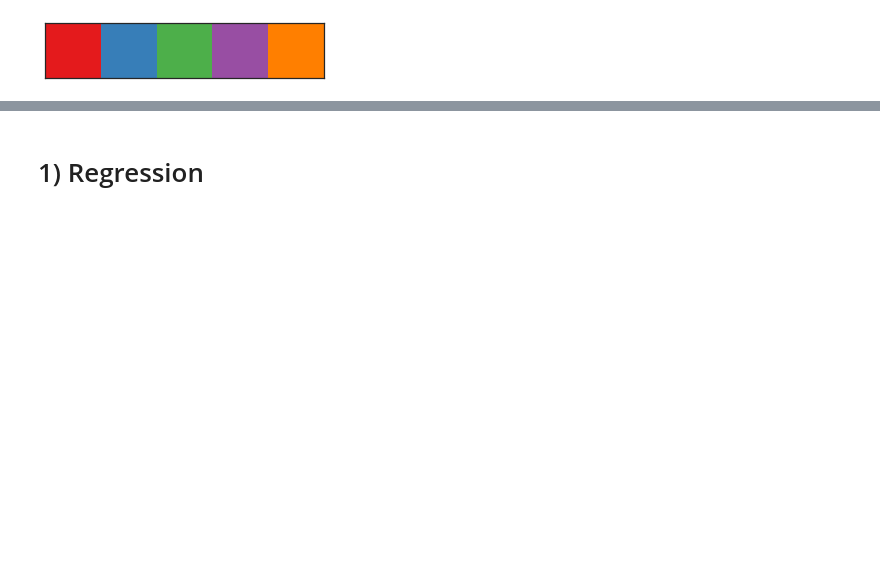
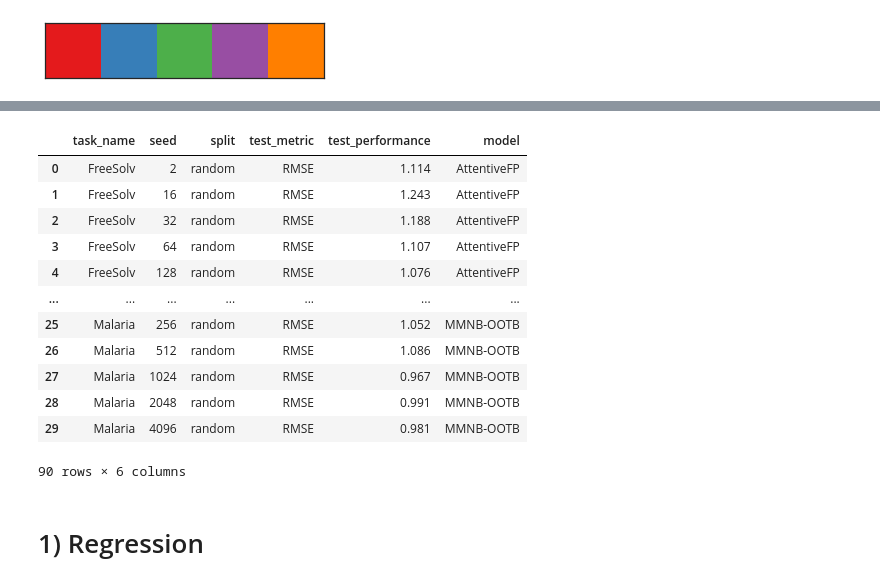
Before and after one commit to shenwanxiang/bidd-molmap, a Jupyter notebook: paper/08_Robustness/05_plot_graph.ipynb, the cells around one changed output, grey strips where cells are left out. Cells and saved outputs as stored; diff of their text form; code cells hidden in the pictures; blank space fills up the shorter version.

```diff
--- a/paper/08_Robustness/05_plot_graph.ipynb
+++ b/paper/08_Robustness/05_plot_graph.ipynb
@@ -78,3 +127,19 @@ df
+# %%
+reg
+# %% [output]
+|  | task_name | seed | split | test_metric | test_performance | model |
+| 0 | FreeSolv | 2 | random | RMSE | 1.114 | AttentiveFP |
+| 1 | FreeSolv | 16 | random | RMSE | 1.243 | AttentiveFP |
+| 2 | FreeSolv | 32 | random | RMSE | 1.188 | AttentiveFP |
+| 3 | FreeSolv | 64 | random | RMSE | 1.107 | AttentiveFP |
+| 4 | FreeSolv | 128 | random | RMSE | 1.076 | AttentiveFP |
+| ... | ... | ... | ... | ... | ... | ... |
+| 25 | Malaria | 256 | random | RMSE | 1.052 | MMNB-OOTB |
+| 26 | Malaria | 512 | random | RMSE | 1.086 | MMNB-OOTB |
+| 27 | Malaria | 1024 | random | RMSE | 0.967 | MMNB-OOTB |
+| 28 | Malaria | 2048 | random | RMSE | 0.991 | MMNB-OOTB |
+| 29 | Malaria | 4096 | random | RMSE | 0.981 | MMNB-OOTB |
+90 rows × 6 columns
 # %% [markdown]
 # 1) Regression
 # %%
```
Also changed, not shown: parts of 6 cells of this notebook, 13 other files.
